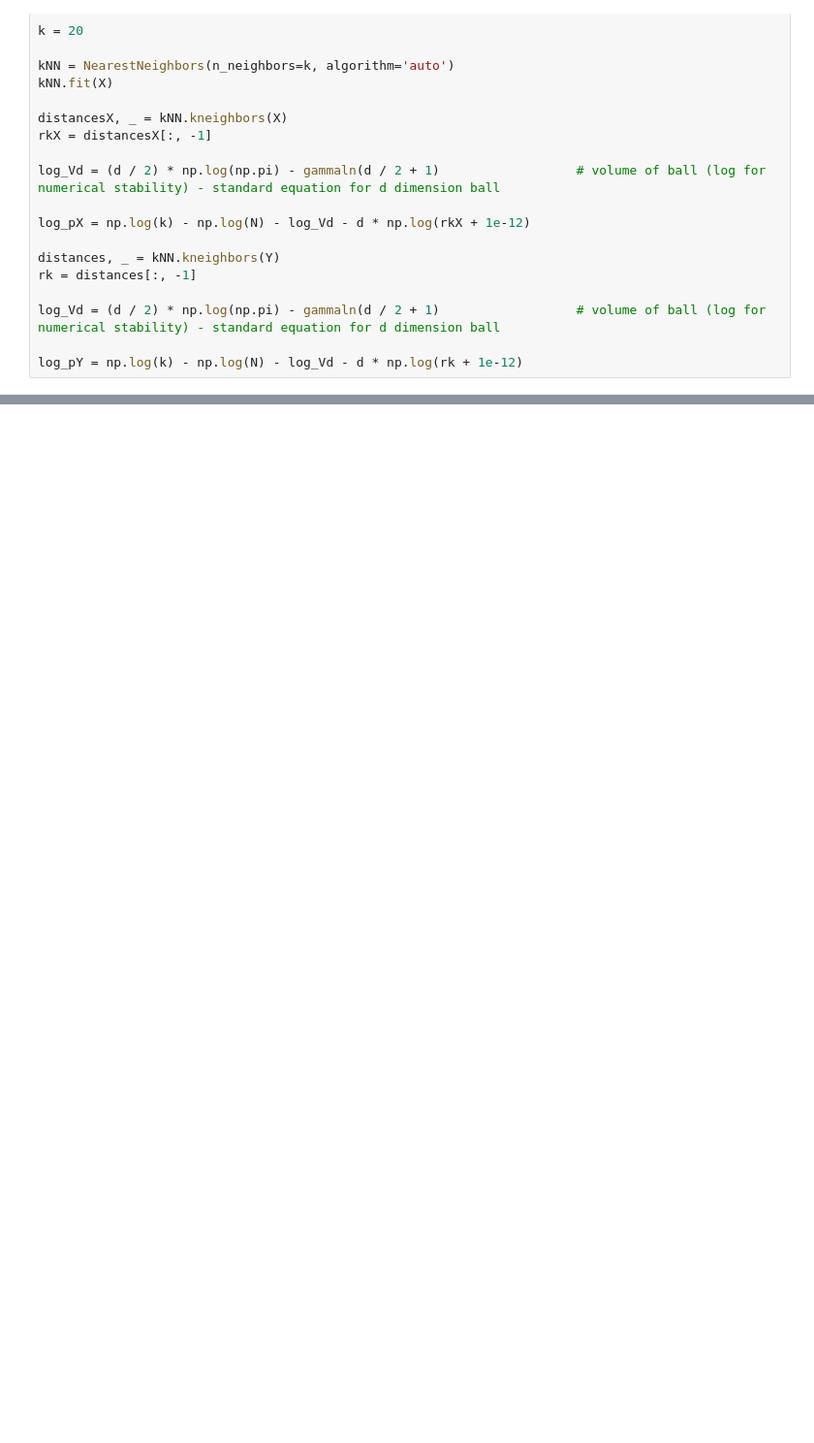
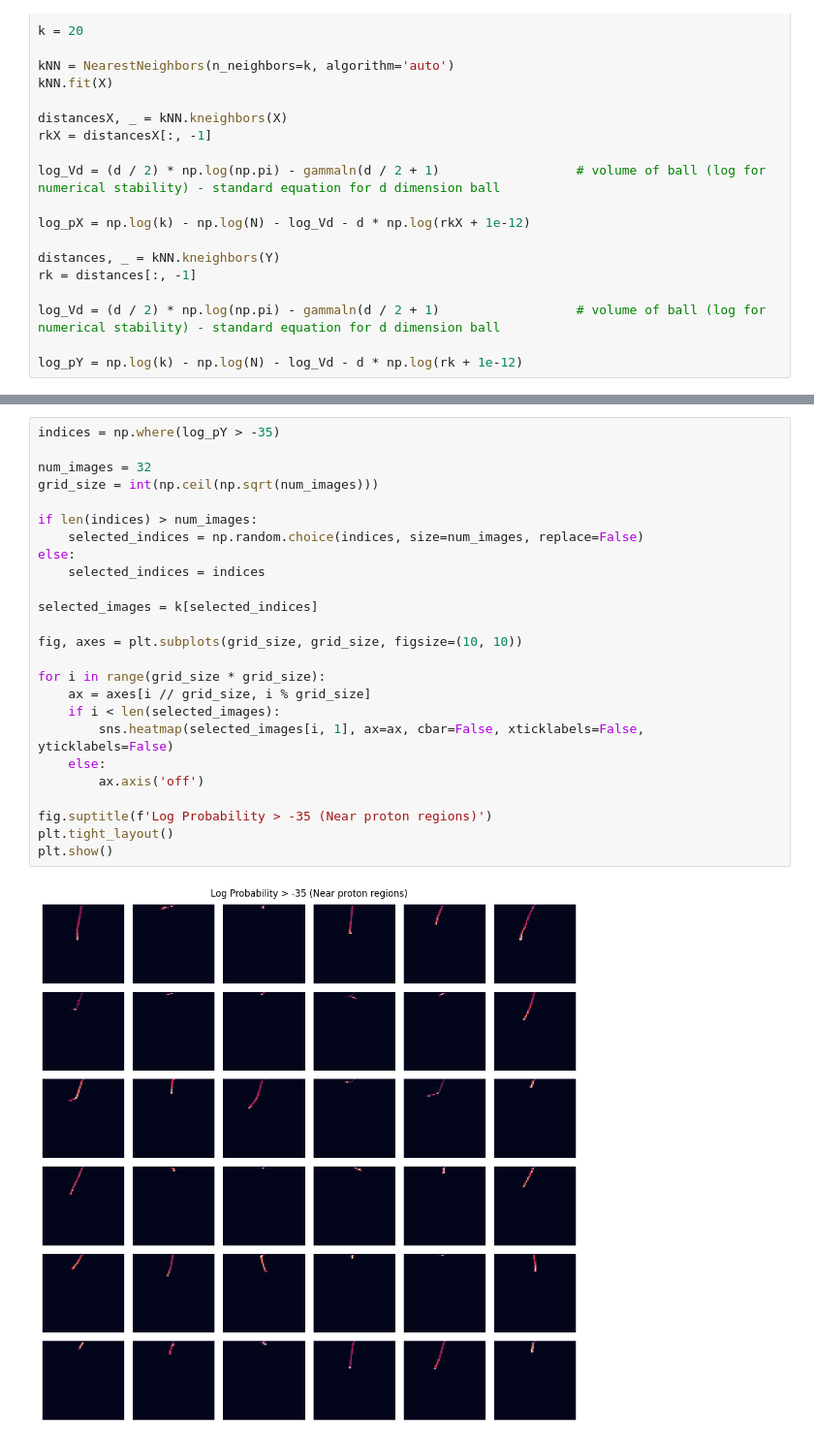
Before and after one commit to mohummudh/proton-deuteron, a Jupyter notebook: kaons/protons-kaons.ipynb, the cells around one changed output, grey strips where cells are left out. Shown at 97% size. Drawn from its saved outputs; the diff is of its cells as text; blank space fills up the shorter version.

```diff
--- a/kaons/protons-kaons.ipynb
+++ b/kaons/protons-kaons.ipynb
@@ -1120,0 +1154,27 @@ plt.show()
+# %%
+indices = np.where(log_pY > -35)
+
+num_images = 32
+grid_size = int(np.ceil(np.sqrt(num_images)))
+
+if len(indices) > num_images:
+    selected_indices = np.random.choice(indices, size=num_images, replace=False)
+else:
+    selected_indices = indices
+
+selected_images = k[selected_indices]
+
+fig, axes = plt.subplots(grid_size, grid_size, figsize=(10, 10))
+
+for i in range(grid_size * grid_size):
+    ax = axes[i // grid_size, i % grid_size]
+    if i < len(selected_images):
+        sns.heatmap(selected_images[i, 1], ax=ax, cbar=False, xticklabels=False, yticklabels=False)
+    else:
+        ax.axis('off')
+
+fig.suptitle(f'Log Probability > -35 (Near proton regions)')
+plt.tight_layout()
+plt.show()
+# %% [output]
+[figure, added]
```
Also changed, not shown: parts of 22 cells of this notebook, 3 other files.
